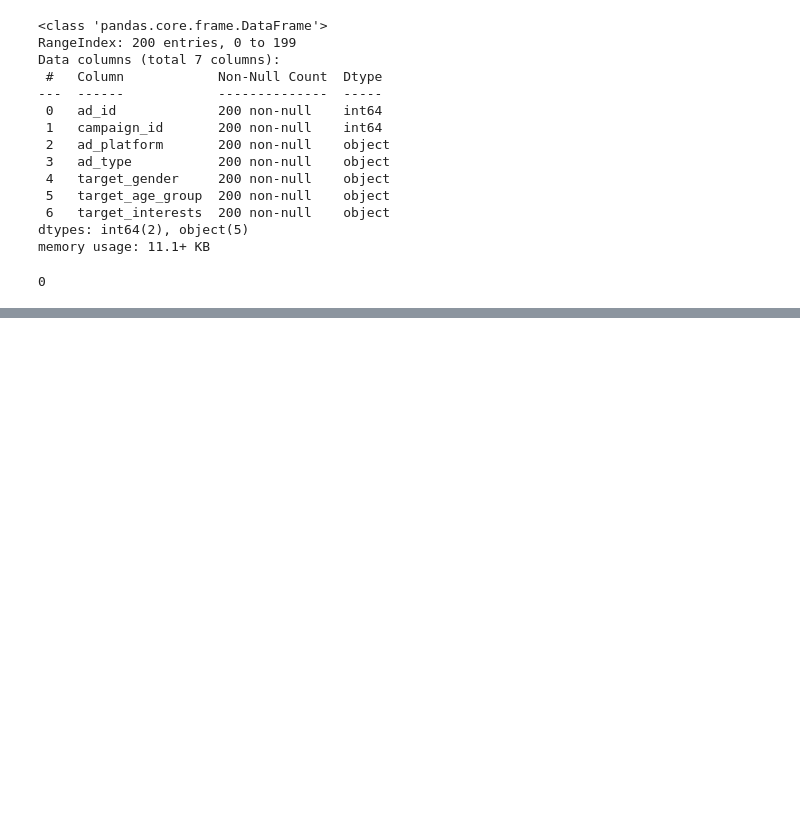
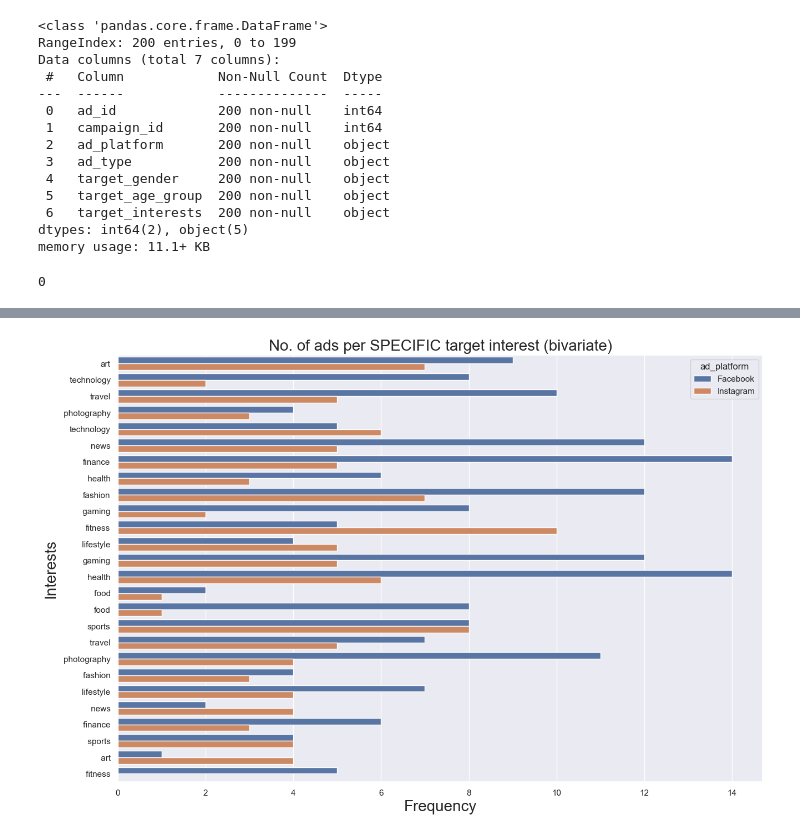
Before and after one commit to yellow-bananas-are-sweet/social-media-advertisement, a Jupyter notebook: analysis.ipynb, the cells around one changed output, grey strips where cells are left out. Cells and saved outputs as stored; diff of their text form; code cells hidden in the pictures; blank space fills up the shorter version.

```diff
--- a/analysis.ipynb
+++ b/analysis.ipynb
@@ -83,0 +102,15 @@ plt.show()
+# %%
+
+d['target_interests'] = d['target_interests'].str.split(',') # spliting multiple intersets in a list. For Example: "finance, sports" -> ["finance", "sports"]
+d_exploded = d.explode('target_interests') # each interest in a separate row
+
+plt.figure(figsize=(15,10))
+sea.set(style='darkgrid')
+gph = sea.countplot(data=d_exploded, y='target_interests', hue='ad_platform', order=d_exploded['target_interests'])
+
+gph.set_xlabel('Frequency', fontsize=20)
+gph.set_ylabel('Interests', fontsize=20)
+gph.set_title('No. of ads per SPECIFIC target interest (bivariate)', fontsize=20)
+plt.show()
+# %% [output]
+[figure, added]
```
Also changed, not shown: parts of 8 cells of this notebook.
